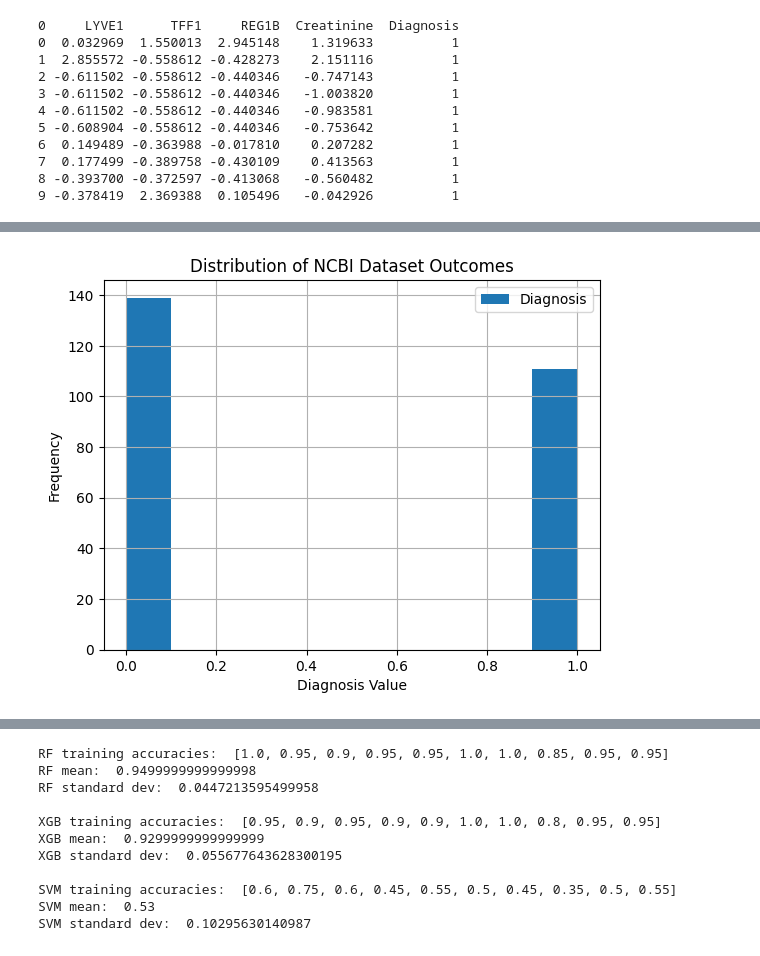
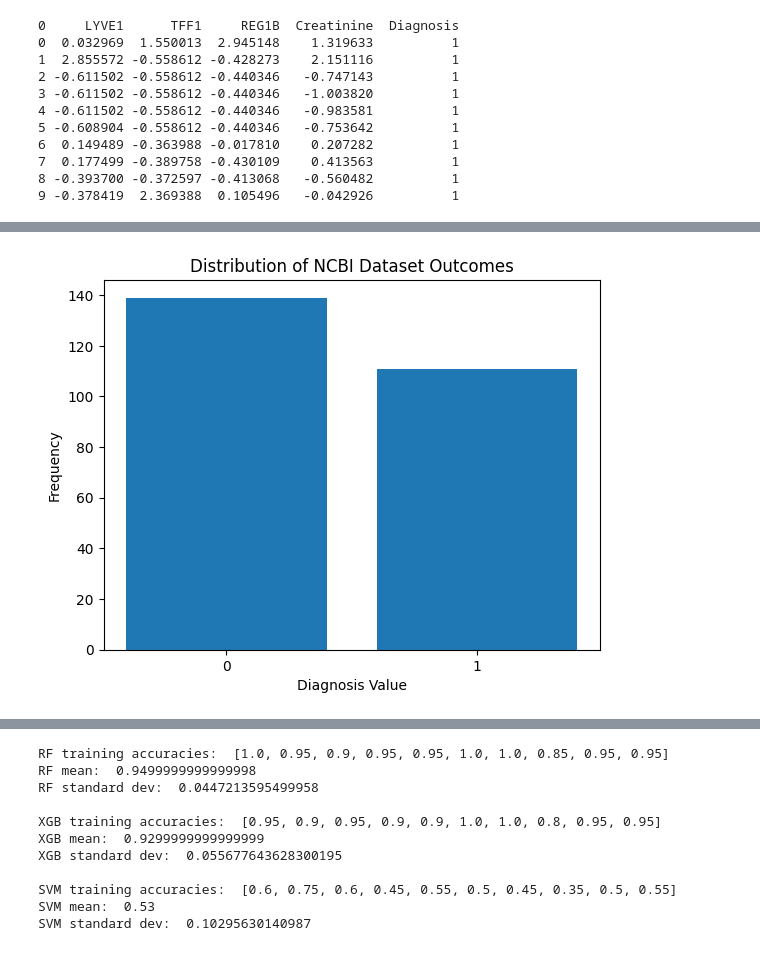
Before and after one commit to shushkovsky/02-518-Pancreatic-Cancer-Detection-Project, a Jupyter notebook: PancreaticCancerDetection.ipynb, the cells around one changed output, grey strips where cells are left out. Cells and saved outputs as stored; diff of their text form; code cells hidden in the pictures.

```diff
--- a/PancreaticCancerDetection.ipynb
+++ b/PancreaticCancerDetection.ipynb
@@ -600,14 +601,15 @@ print(ncbiDataset)
 [250 rows x 5 columns]
 # %%
 # Examine Distribution of ncbi dataset
-
-ncbiDataset.hist(column="Diagnosis", legend=True)
+ncbi_values = ncbiDataset['Diagnosis'].value_counts()
+plt.bar(ncbi_values.index, ncbi_values.values)
+plt.xticks([0,1])
 plt.xlabel("Diagnosis Value")
 plt.ylabel("Frequency")
 plt.title("Distribution of NCBI Dataset Outcomes")
 plt.show()
 # %% [output]
-[figure, old version]
+[figure, new version]
 # %%
 # Split data into training/validation and test (80/20)
 
```
Also changed, not shown: parts of 7 cells of this notebook.
